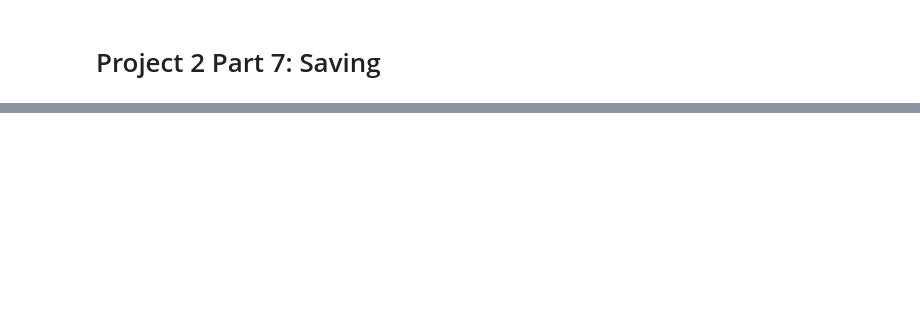
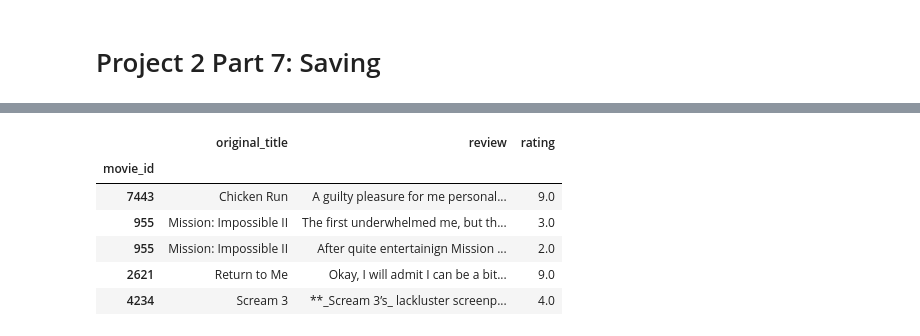
Before and after one commit to VALDE021/Data-Enrichment-Project, a Jupyter notebook: Project 2 Part 6-EricNV.ipynb, the cells around one changed output, grey strips where cells are left out. Saved outputs shown, nothing was run; the diff lists cells and outputs as text; code cells hidden in the pictures; blank space fills up the shorter version.

```diff
--- a/Project 2 Part 6-EricNV.ipynb
+++ b/Project 2 Part 6-EricNV.ipynb
@@ -1144,0 +1091,22 @@ NameError: name 'loaded_network' is not defined
+# %%
+from pprint import pprint
+FPATHS = dict(
+    data={
+        "raw": {
+            "full": "Data-NLP/movie_reviews_v2.csv",  # (This is the original full dataframe we already have)
+             "processed": "Data-NLP/processed_data.joblib" # We haven't saved this yet
+        },
+        "ml": {
+            "train": "Data-NLP/training-data.joblib",  # (X_train,y_train) We haven't saved this yet
+            "test": "Data-NLP/testing-data.joblib",  # (X_test,y_test) We haven't saved this yet
+        },
+    },
+    models={
+        "gru_model": "Models/gru.joblib", # We haven't saved this yet
+        "random_forest": "models/random_forest/rf_reg.joblib", # We haven't saved this yet
+    },
+    images={
+        "banner": "images/app-banner.png", # We haven't saved this yet
+    },
+)
+pprint(FPATHS)
@@ -1144,0 +1121,7 @@ NameError: name 'loaded_network' is not defined
+# %%
+ ## Save the filepaths
+import os, json
+os.makedirs('config/', exist_ok=True)
+FPATHS_FILE = 'config/filepaths.json'
+with open(FPATHS_FILE, 'w') as f:
+    json.dump(FPATHS, f)
@@ -1144,0 +1165,15 @@ NameError: name 'loaded_network' is not defined
+# %%
+# Define the filepath using the new dictionary structure
+fpath = FPATHS['data']['raw']['full']
+# Read in as normal
+df_full = pd.read_csv(fpath)
+df_full = df_full.set_index("movie_id")
+df_full.head()
+# %% [output]
+|  | original_title | review | rating |
+| movie_id |  |  |  |
+| 7443 | Chicken Run | A guilty pleasure for me personal... | 9.0 |
+| 955 | Mission: Impossible II | The first underwhelmed me, but th... | 3.0 |
+| 955 | Mission: Impossible II | After quite entertainign Mission ... | 2.0 |
+| 2621 | Return to Me | Okay, I will admit I can be a bit... | 9.0 |
+| 4234 | Scream 3 | **_Scream 3’s_ lackluster screenp... | 4.0 |
```
Also changed, not shown: parts of 40 cells of this notebook, 44 other files.
